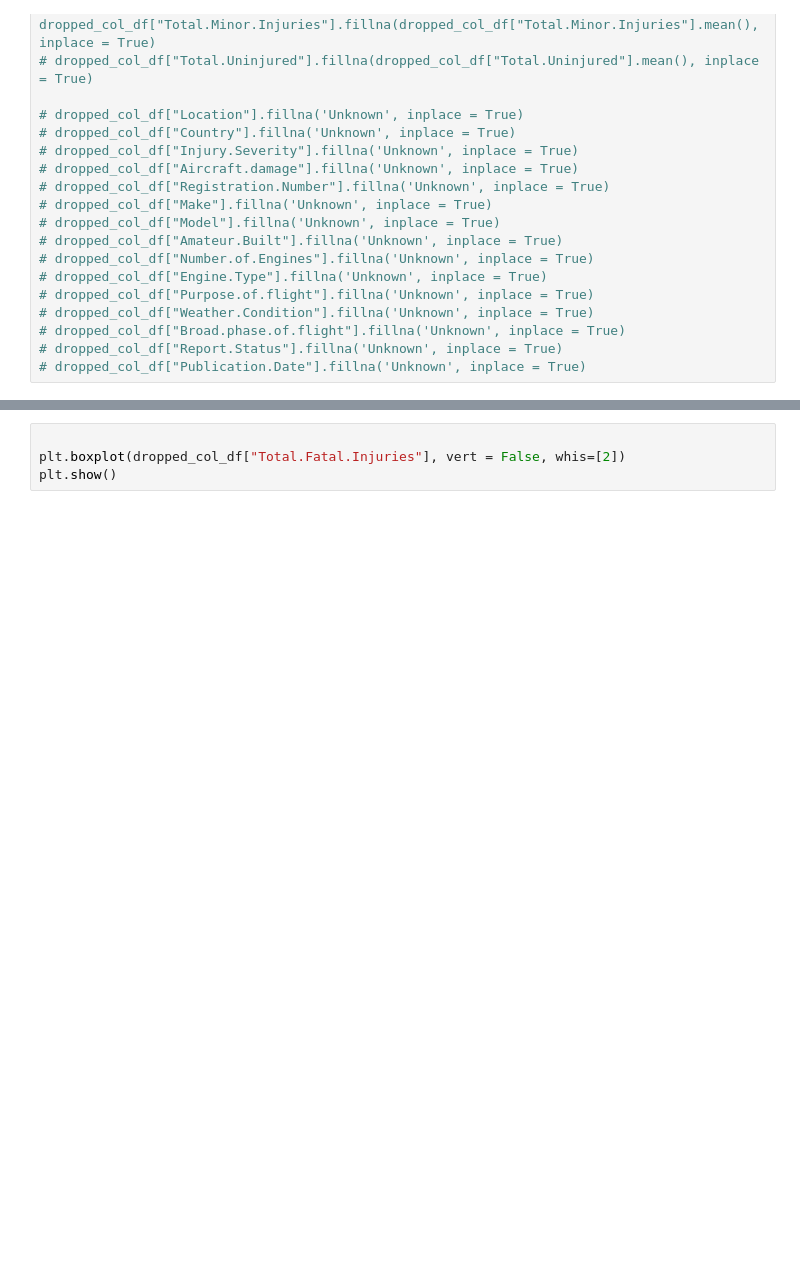
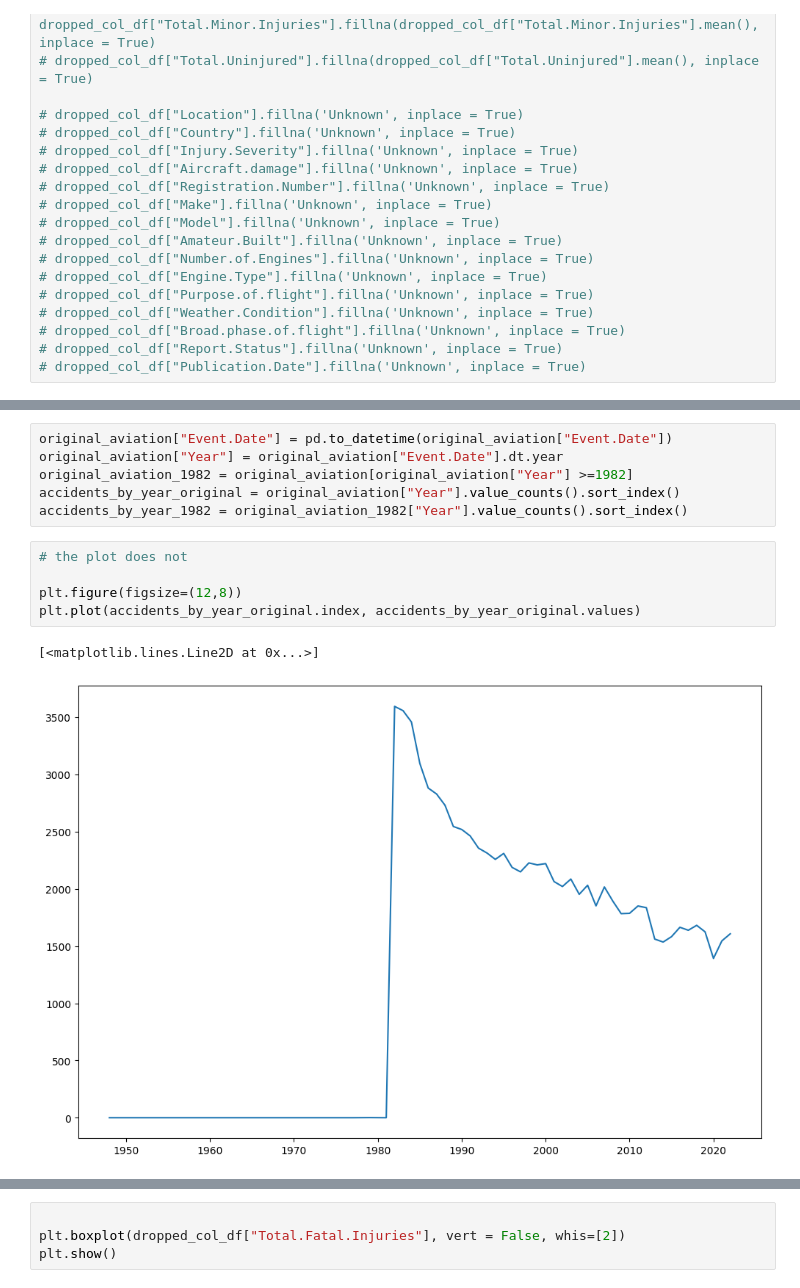
Before and after one commit to infoshareacademy/jdszr14-DeepDiveData, a Jupyter notebook: ML_project/czy_leci_z_nami_pilot.ipynb, the cells around one changed output, grey strips where cells are left out. Cells and saved outputs as stored; diff of their text form; blank space fills up the shorter version.

```diff
--- a/ML_project/czy_leci_z_nami_pilot.ipynb
+++ b/ML_project/czy_leci_z_nami_pilot.ipynb
@@ -236,0 +233,14 @@ dropped_col_df.head(5)
+# %%
+original_aviation["Event.Date"] = pd.to_datetime(original_aviation["Event.Date"])
+original_aviation["Year"] = original_aviation["Event.Date"].dt.year
+original_aviation_1982 = original_aviation[original_aviation["Year"] >=1982]
+accidents_by_year_original = original_aviation["Year"].value_counts().sort_index()
+accidents_by_year_1982 = original_aviation_1982["Year"].value_counts().sort_index()
+# %%
+# the plot does not
+
+plt.figure(figsize=(12,8))
+plt.plot(accidents_by_year_original.index, accidents_by_year_original.values)
+# %% [output]
+[<matplotlib.lines.Line2D at 0x...>]
+[figure, added]
```
Also changed, not shown: parts of 32 cells of this notebook, 3 other files.
